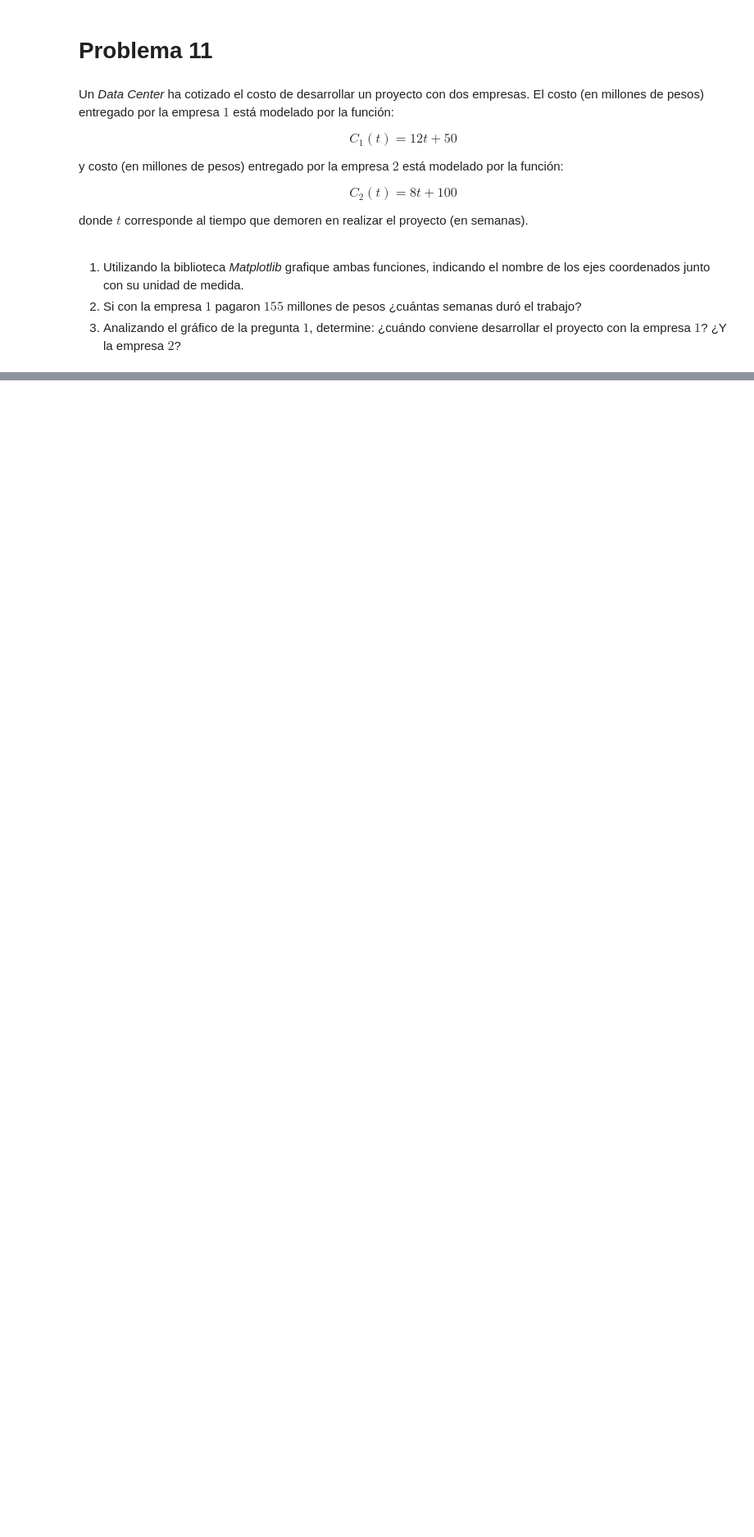
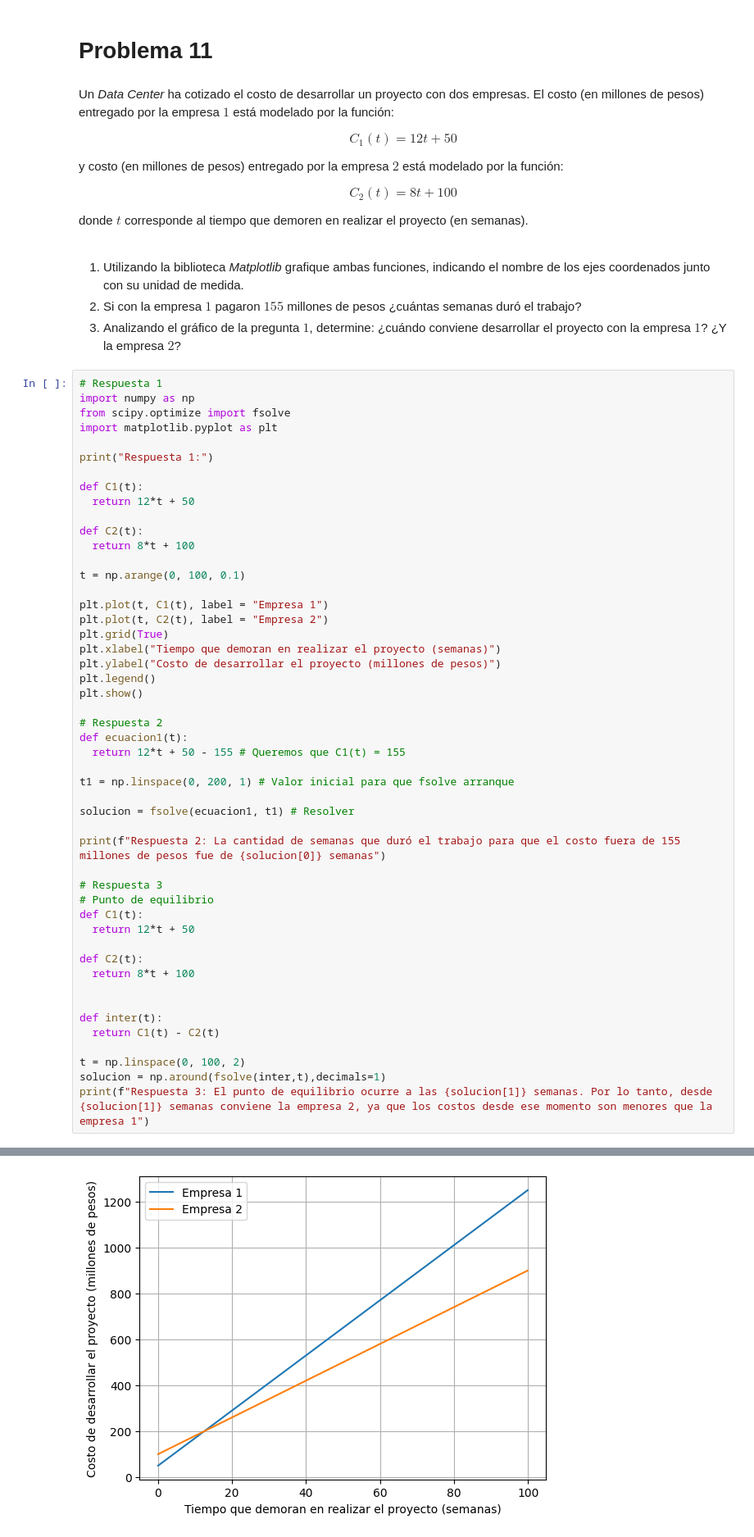
Before and after one commit to SolidusStrange/Matematica-Aplicada, a Jupyter notebook: G2_Función_Lineal.ipynb, the cells around one changed output, grey strips where cells are left out. Shown at 82% size. Cells and saved outputs as stored; diff of their text form; blank space fills up the shorter version.

```diff
--- a/G2_Función_Lineal.ipynb
+++ b/G2_Función_Lineal.ipynb
@@ -585,3 +692,53 @@ donde $t$ corresponde al tiempo que demoren en realizar el proyecto (en semanas)
 1. Utilizando la biblioteca *Matplotlib* grafique ambas funciones, indicando el nombre de los ejes coordenados junto con su unidad de medida.
 2. Si con la empresa $1$ pagaron $155$ millones de pesos ¿cuántas semanas duró el trabajo?
 3. Analizando el gráfico de la pregunta $1$, determine: ¿cuándo conviene desarrollar el proyecto con la empresa $1$? ¿Y la empresa $2$?
+# %%
+# Respuesta 1
+import numpy as np
+from scipy.optimize import fsolve
+import matplotlib.pyplot as plt
+
+print("Respuesta 1:")
+
+def C1(t):
+  return 12*t + 50
+
+def C2(t):
+  return 8*t + 100
+
+t = np.arange(0, 100, 0.1)
+
+plt.plot(t, C1(t), label = "Empresa 1")
+plt.plot(t, C2(t), label = "Empresa 2")
+plt.grid(True)
+plt.xlabel("Tiempo que demoran en realizar el proyecto (semanas)")
+plt.ylabel("Costo de desarrollar el proyecto (millones de pesos)")
+plt.legend()
+plt.show()
+
+# Respuesta 2
+def ecuacion1(t):
+  return 12*t + 50 - 155 # Queremos que C1(t) = 155
+
+t1 = np.linspace(0, 200, 1) # Valor inicial para que fsolve arranque
+
+solucion = fsolve(ecuacion1, t1) # Resolver
+
+print(f"Respuesta 2: La cantidad de semanas que duró el trabajo para que el costo fuera de 155 millones de pesos fue de {solucion[0]} semanas")
+
+# Respuesta 3
+# Punto de equilibrio
+def C1(t):
+  return 12*t + 50
+
+def C2(t):
+  return 8*t + 100
+
+
+def inter(t):
+  return C1(t) - C2(t)
+
+t = np.linspace(0, 100, 2)
+solucion = np.around(fsolve(inter,t),decimals=1)
+print(f"Respuesta 3: El punto de equilibrio ocurre a las {solucion[1]} semanas. Por lo tanto, desde {solucion[1]} semanas conviene la empresa 2, ya que los costos desde ese momento son menores que la empresa 1")
+# %% [output]
@@ -587,0 +746 @@ donde $t$ corresponde al tiempo que demoren en realizar el proyecto (en semanas)
+[figure, added]
```
Also changed, not shown: parts of 29 cells of this notebook.
